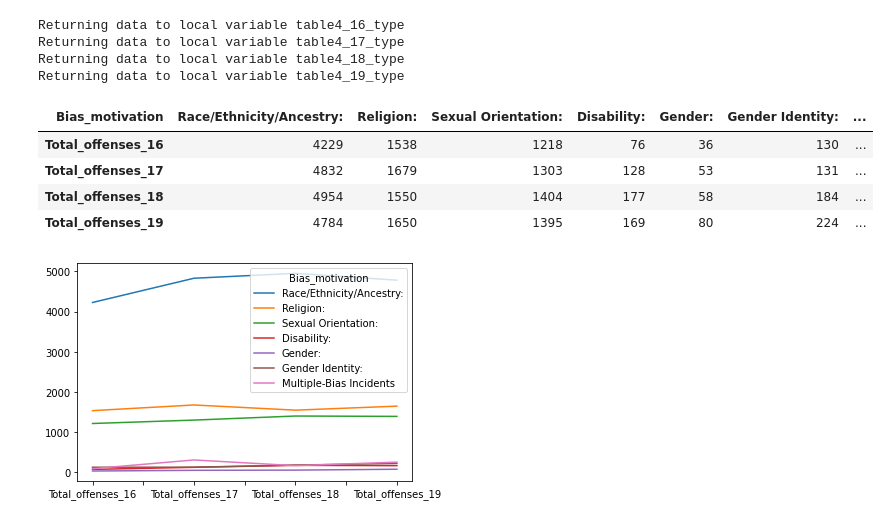
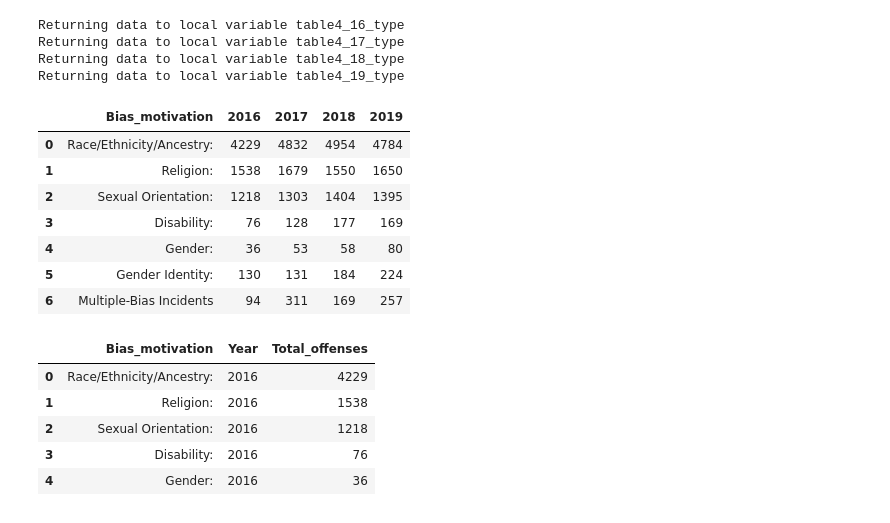
Before and after one commit to ChenTsizhen/2950_Project, a Jupyter notebook: masterNotebook.ipynb, the cells around one changed output. Saved outputs shown, nothing was run; the diff lists cells and outputs as text; code cells hidden in the pictures.

```diff
--- a/masterNotebook.ipynb
+++ b/masterNotebook.ipynb
@@ -138,20 +135,34 @@ Returning data to local variable table4_19_type
 # %%
 # Combine Table 4 from 2016-2019
 combined_table4 = pd.concat([table4_16_type, table4_17_type, table4_18_type, table4_19_type], axis=1)
 combined_table4 = combined_table4.loc[:,~combined_table4.columns.duplicated()].copy()
+combined_table4
 
-combined_table4 = combined_table4.T
-fheader = combined_table4.iloc[0]
-combined_table4 = combined_table4[1:]
-combined_table4.columns = fheader
-display(combined_table4)
+# combined_table4 = combined_table4.T
+# fheader = combined_table4.iloc[0]
+# combined_table4 = combined_table4[1:]
+# combined_table4.columns = fheader
+# display(combined_table4)
 
-combined_table4.plot()
-plt.show()
+# combined_table4.plot()
+# plt.show()
 # %% [output]
-| Bias_motivation | Race/Ethnicity/Ancestry: | Religion: | Sexual Orientation: | Disability: | Gender: | Gender Identity: | ... |
-| Total_offenses_16 | 4229 | 1538 | 1218 | 76 | 36 | 130 | ... |
-| Total_offenses_17 | 4832 | 1679 | 1303 | 128 | 53 | 131 | ... |
-| Total_offenses_18 | 4954 | 1550 | 1404 | 177 | 58 | 184 | ... |
-| Total_offenses_19 | 4784 | 1650 | 1395 | 169 | 80 | 224 | ... |
+|  | Bias_motivation | 2016 | 2017 | 2018 | 2019 |
+| 0 | Race/Ethnicity/Ancestry: | 4229 | 4832 | 4954 | 4784 |
+| 1 | Religion: | 1538 | 1679 | 1550 | 1650 |
+| 2 | Sexual Orientation: | 1218 | 1303 | 1404 | 1395 |
+| 3 | Disability: | 76 | 128 | 177 | 169 |
+| 4 | Gender: | 36 | 53 | 58 | 80 |
+| 5 | Gender Identity: | 130 | 131 | 184 | 224 |
+| 6 | Multiple-Bias Incidents | 94 | 311 | 169 | 257 |
-[figure, removed]
+# %%
+tidy_table4 = pd.melt(combined_table4, id_vars=['Bias_motivation'],
+    value_vars=combined_table4.columns[1:], var_name='Year', value_name='Total_offenses')
+tidy_table4.head()
+# %% [output]
+|  | Bias_motivation | Year | Total_offenses |
+| 0 | Race/Ethnicity/Ancestry: | 2016 | 4229 |
+| 1 | Religion: | 2016 | 1538 |
+| 2 | Sexual Orientation: | 2016 | 1218 |
+| 3 | Disability: | 2016 | 76 |
+| 4 | Gender: | 2016 | 36 |
```
Also changed, not shown: parts of 4 cells of this notebook.
